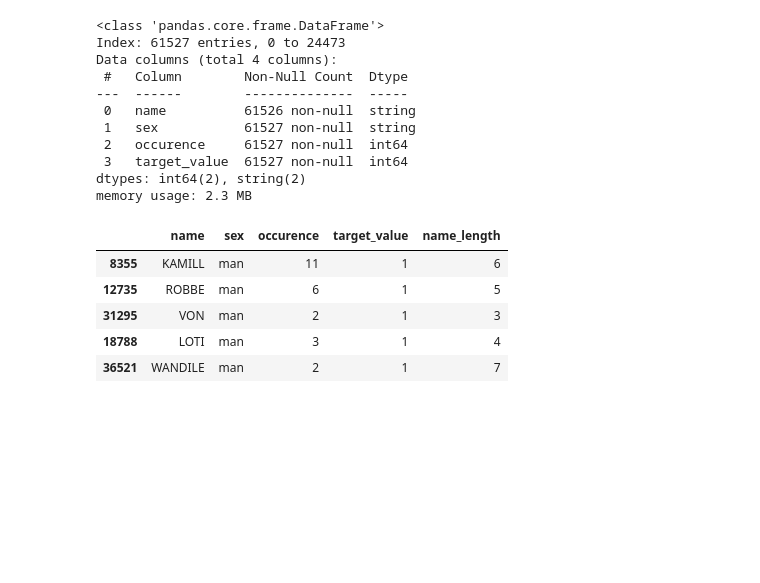
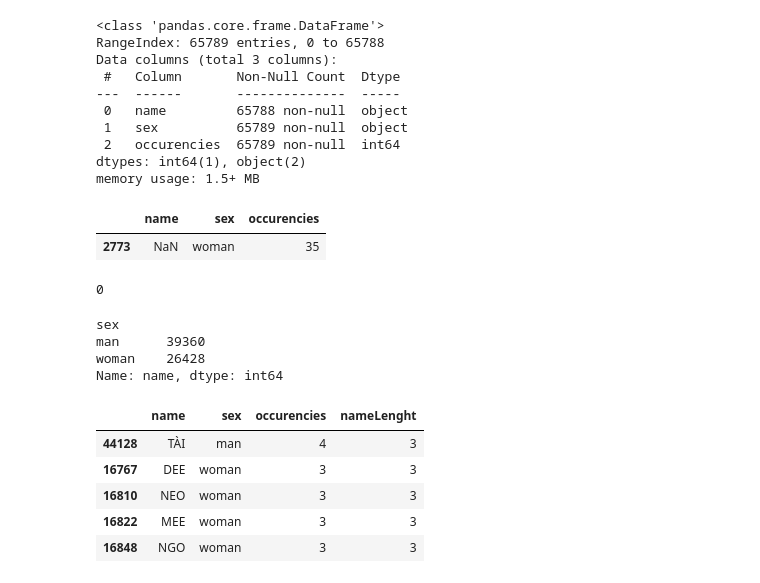
Before and after one commit to marcintubielewicz/python, a Jupyter notebook: machine-learning/basic_prediction/notebooks/names_prediction.ipynb, the cells around one changed output. Saved outputs shown, nothing was run; the diff lists cells and outputs as text; code cells hidden in the pictures; blank space fills up the shorter version.

```diff
--- a/machine-learning/basic_prediction/notebooks/names_prediction.ipynb
+++ b/machine-learning/basic_prediction/notebooks/names_prediction.ipynb
@@ -106,0 +70,6 @@ memory usage: 1.9+ MB
+# %%
+df = pd.concat(
+    map(pd.read_csv, [r"data/data_1.csv", r"data/data_2.csv"]), ignore_index=True
+    )
+
+df.sample(5)
@@ -107,14 +83,8 @@ memory usage: 1.9+ MB
 # %%
-df.rename(columns={
-    'IMIĘ_PIERWSZE':'name',
-    'PŁEĆ':'sex',
-    'LICZBA_WYSTĄPIEŃ':'occurence'
-}, inplace=True)
+df = df.rename(columns={
+    "IMIĘ_PIERWSZE": "name",
+    "PŁEĆ": "sex",
+    "LICZBA_WYSTĄPIEŃ": "occurencies"
+})
 
-df['name'] = df['name'].astype('string')
-
-df['sex'] = df['sex'].map(lambda x: "man" if x == 'MĘŻCZYZNA' else 'woman').astype('string')
-
-df['target_value'] = df['sex'].map(lambda x:  1 if x == 'man' else 0).astype('int')
-
-df['sex'].value_counts()
+df['sex'] = df['sex'].map(lambda x: "man" if x=='MĘŻCZYZNA' else "woman")
@@ -127,24 +92,42 @@ Name: count, dtype: Int64
 df.info()
 # %% [output]
 <class 'pandas.core.frame.DataFrame'>
-Index: 61527 entries, 0 to 24473
-Data columns (total 4 columns):
- #   Column        Non-Null Count  Dtype
----  ------        --------------  -----
- 0   name          61526 non-null  string
- 1   sex           61527 non-null  string
- 2   occurence     61527 non-null  int64
- 3   target_value  61527 non-null  int64
-dtypes: int64(2), string(2)
-memory usage: 2.3 MB
+RangeIndex: 65789 entries, 0 to 65788
+Data columns (total 3 columns):
+ #   Column       Non-Null Count  Dtype
+---  ------       --------------  -----
+ 0   name         65788 non-null  object
+ 1   sex          65789 non-null  object
+ 2   occurencies  65789 non-null  int64
+dtypes: int64(1), object(2)
+memory usage: 1.5+ MB
+# %%
+df_null_values = df[df.isnull().any(axis=1)]
+df_null_values
+# %% [output]
+|  | name | sex | occurencies |
+| 2773 | NaN | woman | 35 |
+# %%
+duplicates = df[df.duplicated(keep=False)]
+len(duplicates)
+# %% [output]
+0
 # %%
 df = df.dropna(axis=0)
-df['name_length'] = df['name'].map(lambda x: len(x))
-df.sample(5)
+df.groupby(by='sex')['name'].count()
 # %% [output]
-|  | name | sex | occurence | target_value | name_length |
-| 8355 | KAMILL | man | 11 | 1 | 6 |
-| 12735 | ROBBE | man | 6 | 1 | 5 |
-| 31295 | VON | man | 2 | 1 | 3 |
-| 18788 | LOTI | man | 3 | 1 | 4 |
-| 36521 | WANDILE | man | 2 | 1 | 7 |
+sex
+man      39360
+woman    26428
+Name: name, dtype: int64
+# %%
+df['nameLenght'] = df['name'].map(lambda x: len(x))
+df = df[df['nameLenght'] >= 3]
+df.sort_values(by='nameLenght', ascending=True).head()
+# %% [output]
+|  | name | sex | occurencies | nameLenght |
+| 44128 | TÀI | man | 4 | 3 |
+| 16767 | DEE | woman | 3 | 3 |
+| 16810 | NEO | woman | 3 | 3 |
+| 16822 | MEE | woman | 3 | 3 |
+| 16848 | NGO | woman | 3 | 3 |
```
Also changed, not shown: parts of 42 cells of this notebook, 14 other files.
